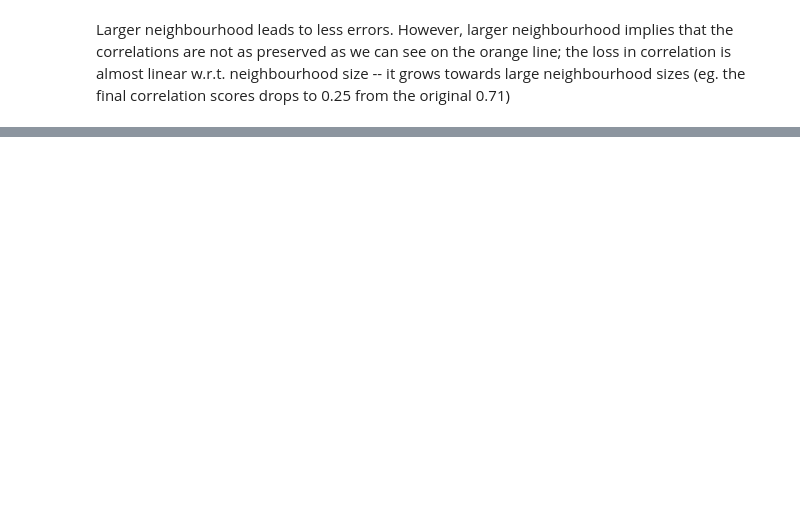
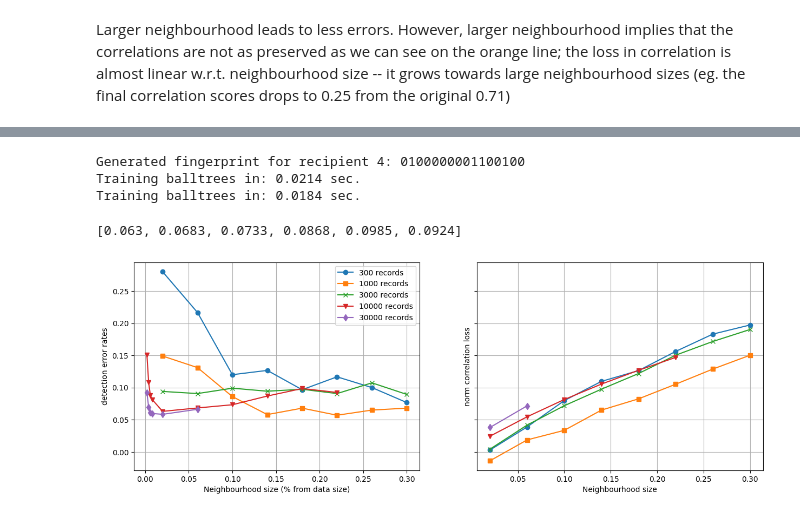
Before and after one commit to tanjascats/NCorr-FP, a Jupyter notebook: NCorrFP-continuous-analysis.ipynb, the cells around one changed output, grey strips where cells are left out. Cells and saved outputs as stored; diff of their text form; code cells hidden in the pictures; blank space fills up the shorter version.

```diff
--- a/NCorrFP-continuous-analysis.ipynb
+++ b/NCorrFP-continuous-analysis.ipynb
@@ -271,0 +325,22 @@ Training balltrees in: 0.02 sec.
+# %%
+# temp loop
+neighbourhood_sizes = list(np.arange(0.02, 0.30 + 0.04, 0.04))
+
+for k_rate in neighbourhood_sizes[-3:-2]:  # TODO: reset to original list and uncomment above lines
+    # data size 10 000
+    scheme = NCorrFP(gamma=gamma, fingerprint_bit_length=fp_bit_length, k=int(k_rate*10000))
+    scheme = demo(scheme)  # wrapper for demo; does the embedding and detection
+    scheme.eval(data_10000, correlated_attributes, show_messages=False)
+
+    error_rates_10000.append(scheme.error_rate())
+
+    fp_data = scheme.fingerprinted_data
+    correlation_scores_10000.append(fp_data['X'].corr(fp_data['Y']))
+# %% [output]
+Generated fingerprint for recipient 4: 0100000001100100
+Training balltrees in: 0.0214 sec.
+Training balltrees in: 0.0184 sec.
+# %%
+error_rates_10000
+# %% [output]
+[0.063, 0.0683, 0.0733, 0.0868, 0.0985, 0.0924]
@@ -272,6 +377,25 @@ Training balltrees in: 0.02 sec.
 # %%
-plt.plot(neighbourhood_sizes, error_rates, marker='o', label='300 records')
-plt.plot(neighbourhood_sizes, error_rates_3000, marker='s', label='3000 records')
-plt.plot(neighbourhood_sizes, error_rates_10000, marker='s', label='10000 records')
-plt.legend()
-plt.xlabel('Neighbourhood size (% from data size)')
+fig, axs = plt.subplots(1, 2, figsize=(15, 5), sharey=True)
+
+axs[0].plot(neighbourhood_sizes, error_rates, marker='o', label='300 records')
+axs[0].plot(neighbourhood_sizes, error_rates_1000, marker='s', label='1000 records')
+axs[0].plot(neighbourhood_sizes, error_rates_3000, marker='x', label='3000 records')
+axs[0].plot(neighbourhood_sizes_small+neighbourhood_sizes[:6], error_rates_10000_small+error_rates_10000, marker='v', label='10000 records')
+axs[0].plot(neighbourhood_sizes_small+neighbourhood_sizes[:2], error_rates_30000_small+error_rates_30000, marker='d', label='30000 records')
+axs[0].legend()
+#axs[0].set_title('Analysis of trade-offs for choosing neighbourhood size')
+axs[0].set_xlabel('Neighbourhood size (% from data size)')
+axs[0].set_ylabel('detection error rates')
+axs[0].grid()
+
+axs[1].plot(neighbourhood_sizes, (correlation_original-correlation_scores)/correlation_original, marker='o')
+axs[1].plot(neighbourhood_sizes, (correlation_original_1000-correlation_scores_1000)/correlation_original_1000, marker='s')
+axs[1].plot(neighbourhood_sizes, (correlation_original_3000-correlation_scores_3000)/correlation_original_3000, marker='x')
+axs[1].plot(neighbourhood_sizes[:6], (correlation_original_10000-correlation_scores_10000)/correlation_original_10000, marker='v')
+axs[1].plot(neighbourhood_sizes[:2], (correlation_original_30000-correlation_scores_30000)/correlation_original_30000, marker='d')
+
+axs[1].set_xlabel('Neighbourhood size')
+axs[1].set_ylabel('norm correlation loss')
+axs[1].grid()
+# %% [output]
+[figure, added]
```
Also changed, not shown: parts of 24 cells of this notebook, 11 other files.
